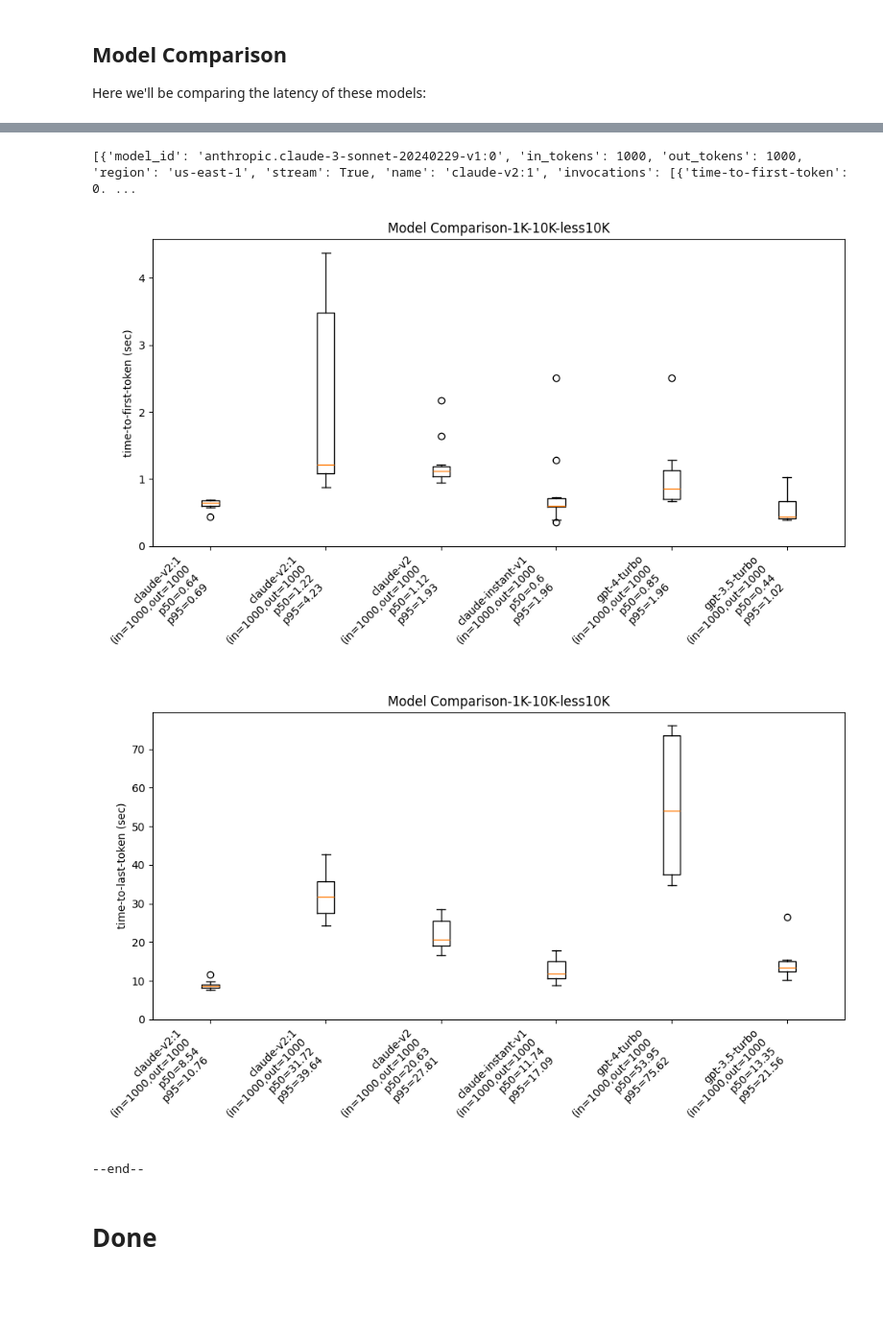
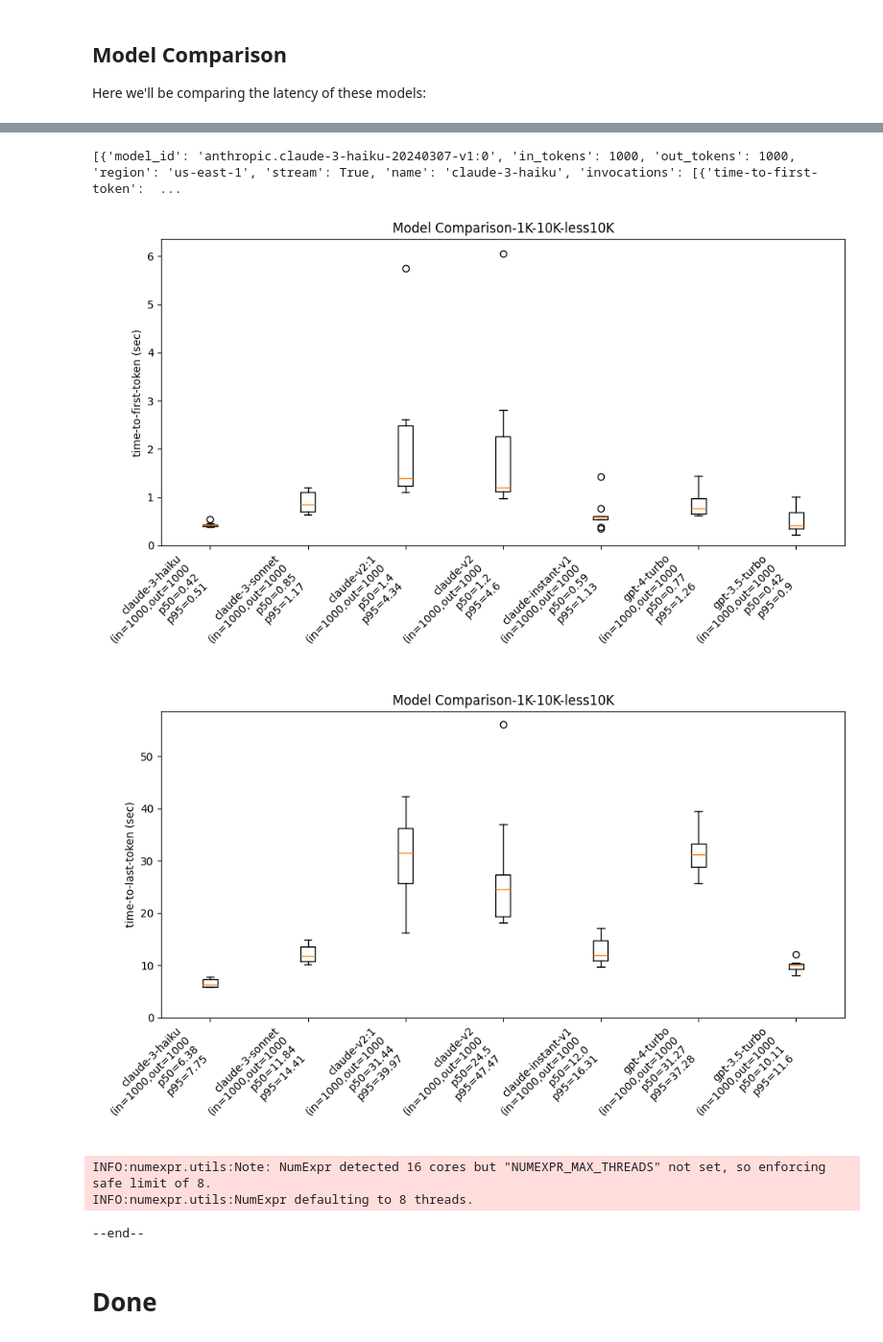
Before and after one commit to shenshaoyong/bedrock-latency-20240310, a Jupyter notebook: bedrock-latency-benchmark-20240313.ipynb, the cells around one changed output, grey strips where cells are left out. Shown at 96% size. Saved outputs shown, nothing was run; the diff lists cells and outputs as text; code cells hidden in the pictures; blank space fills up the shorter version.

```diff
--- a/bedrock-latency-benchmark-20240313.ipynb
+++ b/bedrock-latency-benchmark-20240313.ipynb
@@ -83,12 +83,20 @@ for in_tokens in in_tokens_list:
     for out_tokens in out_tokens_list:
         model_compare_scenarios = [
                     {
+                        'model_id'    : 'anthropic.claude-3-haiku-20240307-v1:0',
+                        'in_tokens'  : in_tokens,
+                        'out_tokens' : out_tokens,
+                        'region'     : region,
+                        'stream' : True,
+                        'name' : f'claude-3-haiku',
+                    },
+                    {
                         'model_id'    : 'anthropic.claude-3-sonnet-20240229-v1:0',
                         'in_tokens'  : in_tokens,
                         'out_tokens' : out_tokens,
                         'region'     : region,
                         'stream' : True,
-                        'name' : f'claude-v2:1',
+                        'name' : f'claude-3-sonnet',
                     },
                     {
                         'model_id'    : 'anthropic.claude-v2:1',
@@ -167,10 +175,12 @@ INFO:utils.utils_claude3:Scenario: [anthropic.claude-3-sonnet-20240229-v1:0 in=1
     'model_id': 'gpt-3.5-turbo-1106',
     'name': 'gpt-3.5-turbo',
     'out_tokens': 1000,
     'stream': True}]
-[{'model_id': 'anthropic.claude-3-sonnet-20240229-v1:0', 'in_tokens': 1000, 'out_tokens': 1000, 'region': 'us-east-1', 'stream': True, 'name': 'claude-v2:1', 'invocations': [{'time-to-first-token': 0. ...
+[{'model_id': 'anthropic.claude-3-haiku-20240307-v1:0', 'in_tokens': 1000, 'out_tokens': 1000, 'region': 'us-east-1', 'stream': True, 'name': 'claude-3-haiku', 'invocations': [{'time-to-first-token':  ...
-[figure, old version]
+[figure, new version]
-[figure, old version]
+[figure, new version]
---end--
+INFO:numexpr.utils:Note: NumExpr detected 16 cores but "NUMEXPR_MAX_THREADS" not set, so enforcing safe limit of 8.
+INFO:numexpr.utils:NumExpr defaulting to 8 threads.
+--end--
 # %% [markdown]
 # Done
```
Also changed, not shown: parts of 1 cell of this notebook, 2 other files.
